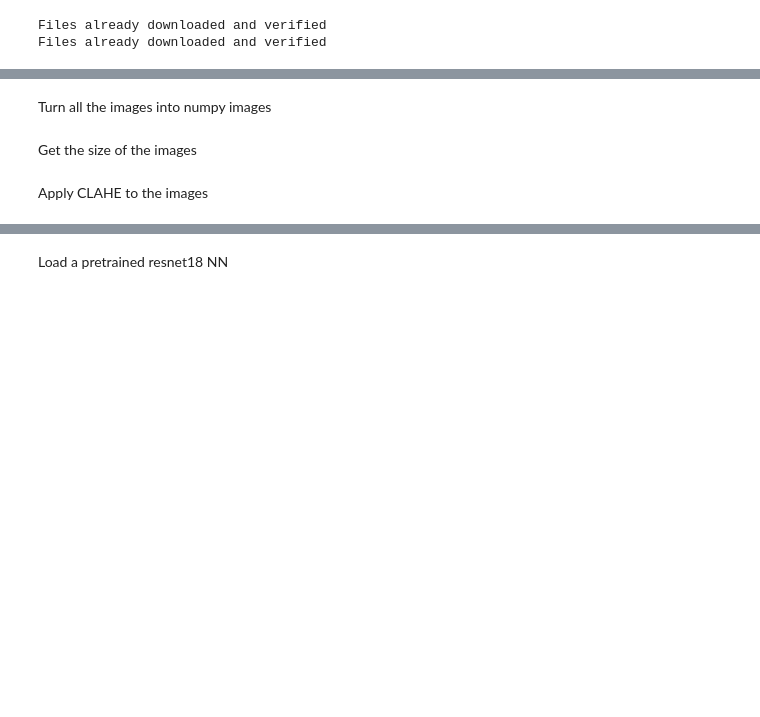
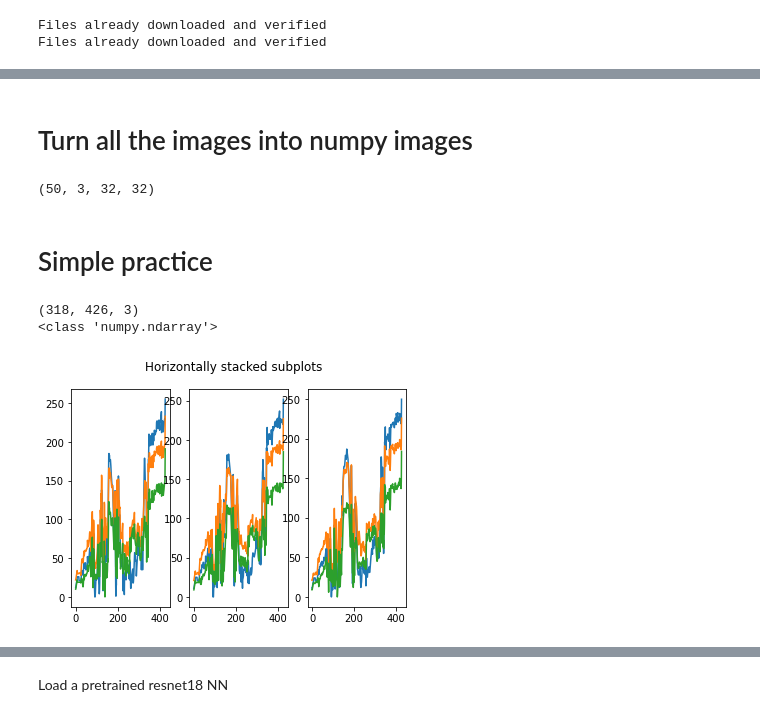
Before and after one commit to imckechn/imageEnhancer, a Jupyter notebook: main.ipynb, the cells around one changed output, grey strips where cells are left out. Cells and saved outputs as stored; diff of their text form; code cells hidden in the pictures; blank space fills up the shorter version.

```diff
--- a/main.ipynb
+++ b/main.ipynb
@@ -134,2 +177,2 @@ Process images with CLAHE (Contrast Limited Adaptive Histogram)
 # %% [markdown]
-Turn all the images into numpy images
+# Turn all the images into numpy images
@@ -147,4 +179,18 @@ trainImages = getImgs(torchvision.utils.make_grid(images))
-# %% [markdown]
-Get the size of the images
-# %% [markdown]
-Apply CLAHE to the images
+# %%
+#Load all the train images into numpy arrays, same with labels
+def getImages(arr):
+
+    images = np.array([arr[0][0].cpu().detach().numpy()])
+    labels = np.array([])
+    for i in range(1, int(len(arr)/1000)):
+
+        images = np.append(images, np.array([arr[i][0].cpu().detach().numpy()]), axis=0)
+        labels = np.append(labels, arr[i][1])
+
+    return images, labels
+
+trainImgs, trainLabels = getImages(trainset)
+
+print(trainImgs.shape)
+# %% [output]
+(50, 3, 32, 32)
@@ -150,0 +211,20 @@ Apply CLAHE to the images
+# %% [markdown]
+# Simple practice
+# %%
+fish = cv2.imread("images/fish.JPEG")
+
+fig, (ax1, ax2, ax3) = plt.subplots(1, 3)
+fig.suptitle('Horizontally stacked subplots')
+ax1.plot(fish[0])
+ax2.plot(fish[1])
+ax3.plot(fish[2])
+
+
+print(fish.shape)
+print(type(fish))
+#plt.plot(fish[0])
+#plt.show()
+# %% [output]
+(318, 426, 3)
+<class 'numpy.ndarray'>
+[figure, added]
```
Also changed, not shown: parts of 26 cells of this notebook, 3 other files.
